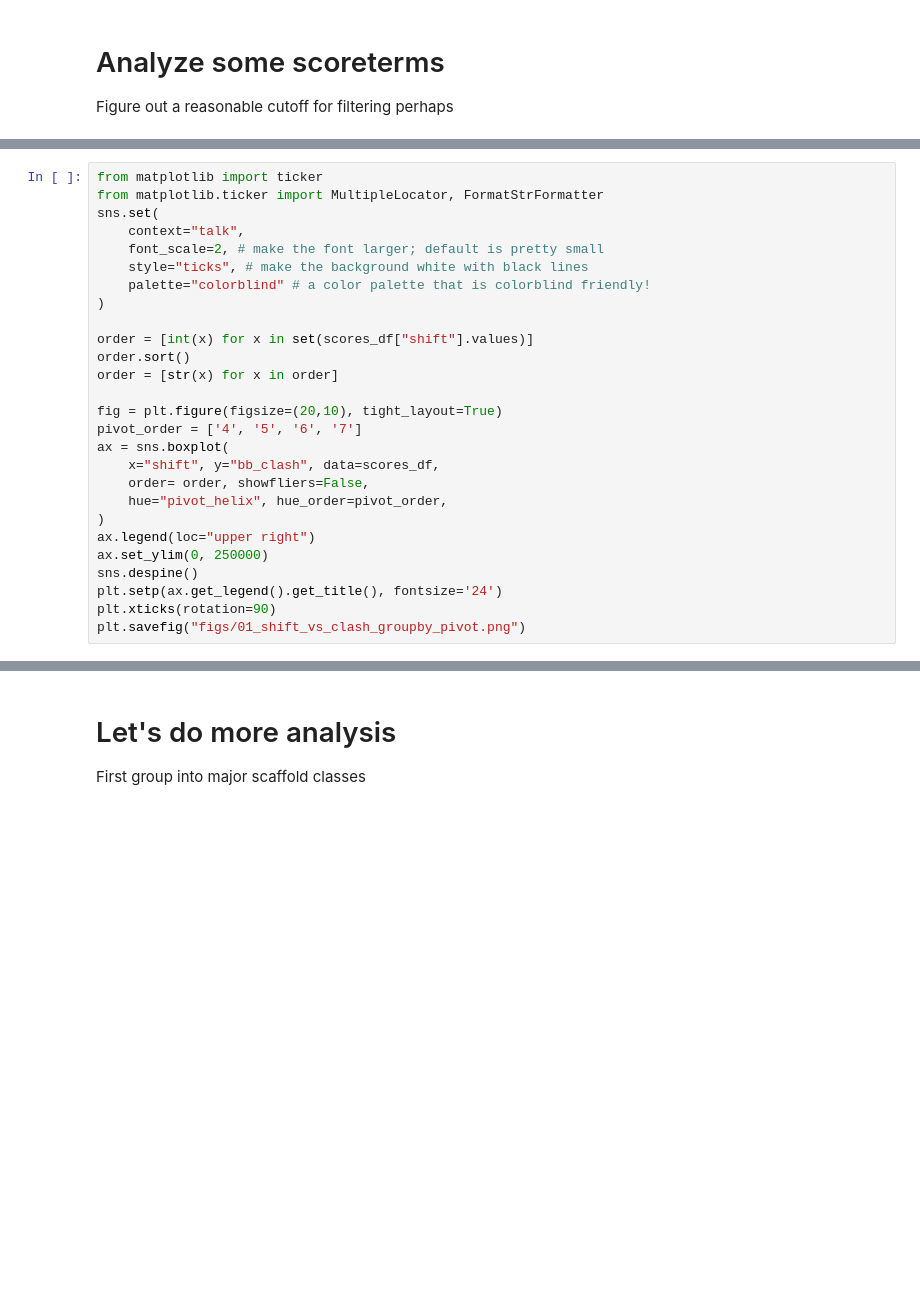
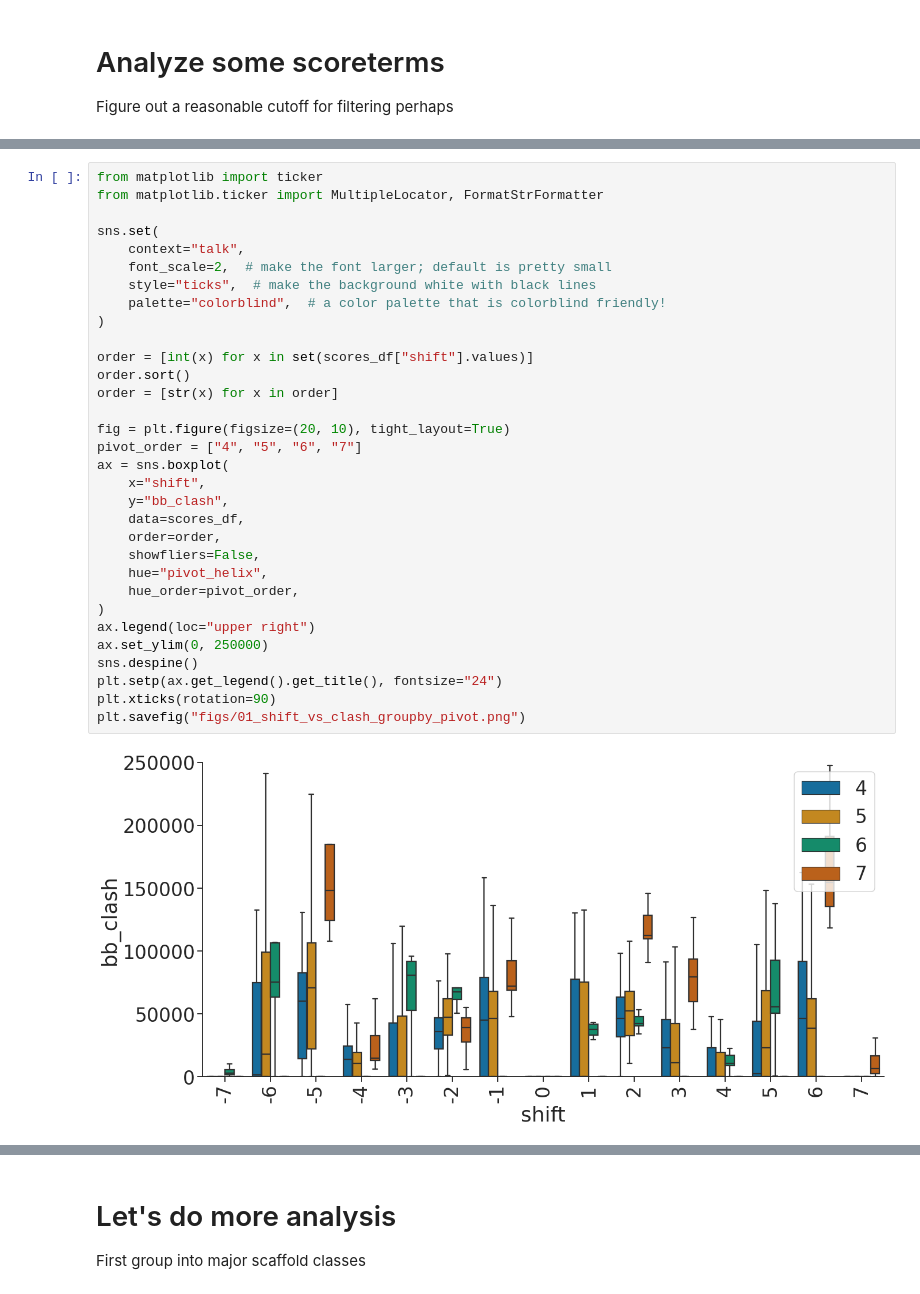
Before and after one commit to proleu/hinges, a Jupyter notebook: 01_make_states.ipynb, the cells around one changed output, grey strips where cells are left out. Cells and saved outputs as stored; diff of their text form; blank space fills up the shorter version.

```diff
--- a/01_make_states.ipynb
+++ b/01_make_states.ipynb
@@ -464,30 +570,37 @@ scores_df.columns
 # %%
 from matplotlib import ticker
 from matplotlib.ticker import MultipleLocator, FormatStrFormatter
+
 sns.set(
     context="talk",
-    font_scale=2, # make the font larger; default is pretty small
-    style="ticks", # make the background white with black lines
-    palette="colorblind" # a color palette that is colorblind friendly!
+    font_scale=2,  # make the font larger; default is pretty small
+    style="ticks",  # make the background white with black lines
+    palette="colorblind",  # a color palette that is colorblind friendly!
 )
 
 order = [int(x) for x in set(scores_df["shift"].values)]
 order.sort()
 order = [str(x) for x in order]
 
-fig = plt.figure(figsize=(20,10), tight_layout=True)
-pivot_order = ['4', '5', '6', '7']
+fig = plt.figure(figsize=(20, 10), tight_layout=True)
+pivot_order = ["4", "5", "6", "7"]
 ax = sns.boxplot(
-    x="shift", y="bb_clash", data=scores_df,
-    order= order, showfliers=False,
-    hue="pivot_helix", hue_order=pivot_order,
+    x="shift",
+    y="bb_clash",
+    data=scores_df,
+    order=order,
+    showfliers=False,
+    hue="pivot_helix",
+    hue_order=pivot_order,
 )
 ax.legend(loc="upper right")
 ax.set_ylim(0, 250000)
 sns.despine()
-plt.setp(ax.get_legend().get_title(), fontsize='24')
+plt.setp(ax.get_legend().get_title(), fontsize="24")
 plt.xticks(rotation=90)
 plt.savefig("figs/01_shift_vs_clash_groupby_pivot.png")
+# %% [output]
+[figure, added]
 # %%
 sorted_parents = sorted(list(set(scores_df.parent.values)))
 thrs = [x for x in sorted_parents if "THR" in x]
```
Also changed, not shown: parts of 24 cells of this notebook.
